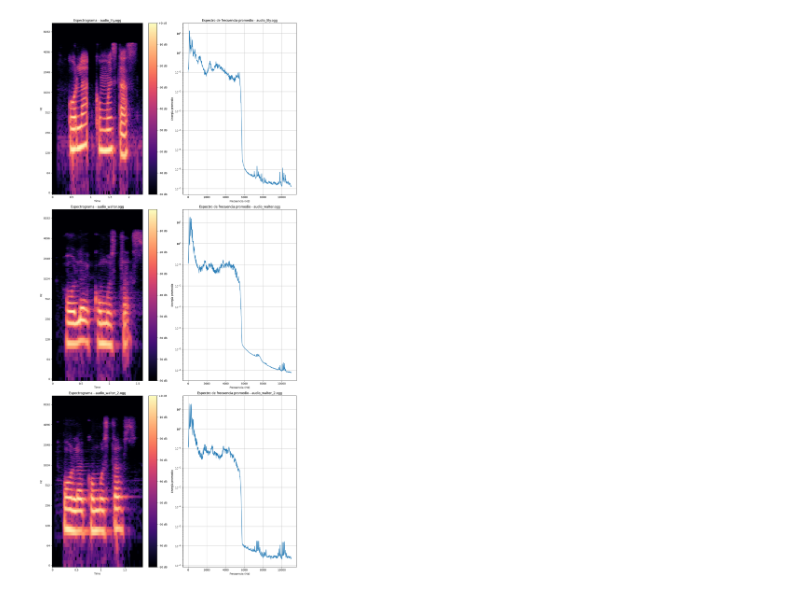
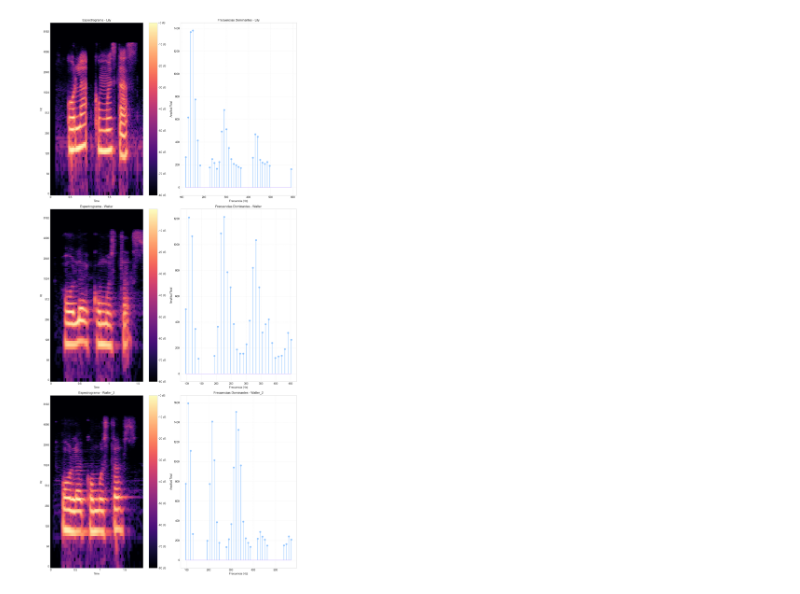
Before and after one commit to Wamach/MCD_PYCD, a Jupyter notebook: Tareas/Tarea 6/Actividad_6.ipynb, the cells around one changed output. Saved outputs shown, nothing was run; the diff lists cells and outputs as text; code cells hidden in the pictures.

```diff
--- a/Tareas/Tarea 6/Actividad_6.ipynb
+++ b/Tareas/Tarea 6/Actividad_6.ipynb
@@ -1,5 +1,12 @@
 # %%
 import librosa
+import matplotlib.pyplot as plt
+
+# Configuración estética global
+plt.style.use('seaborn-v0_8-pastel')
+plt.rcParams['figure.facecolor'] = 'white'
+plt.rcParams['axes.grid'] = True
+plt.rcParams['grid.alpha'] = 0.3
 
 # Cargar archivos .ogg
 audio_files = ["audio_lily.ogg", "audio_walter.ogg", "audio_walter_2.ogg"]
@@ -75,11 +85,8 @@ import numpy as np
 # Comparar audios
 def compare_mfccs(mfcc1, mfcc2):
     return np.mean(np.abs(mfcc1 - mfcc2))
+
+mfccs_mean = [np.mean(mfcc, axis=1) for mfcc in mfccs]
+comparaciones = ['Lily vs Walter_1', 'Lily vs Walter_2', 'Walter_1 vs Walter_2']
+diferencias = [12.28, 10.90, 4.54]
+colors = ['#3498db', '#3498db', '#2ecc71']  # Azul para Lily, verde para Walter-Walter
-# %%
-# Calcular la media de los MFCCs a lo largo del tiempo
-mfccs_mean = [np.mean(mfcc, axis=1) for mfcc in mfccs]
-
-for i in range(len(mfccs_mean)):
-    for j in range(i+1, len(mfccs_mean)):
-        difference = compare_mfccs(mfccs_mean[i], mfccs_mean[j])
-        print(f"Diferencia media entre Audio {i+1} y Audio {j+1}: {difference:.2f}")
@@ -122,31 +245,34 @@ plt.show()
 # %%
 # Visualizar espectrogramas y espectros de frecuencia promedio
 plt.figure(figsize=(14, 10 * len(audios)))  # Ajustar el tamaño de la figura
 
-for i, audio in enumerate(audios):
-    # Calcular el espectrograma
+for i, (audio, name) in enumerate(zip(audios, audio_files)):
+    # Espectrograma
     D = librosa.amplitude_to_db(np.abs(librosa.stft(audio)), ref=np.max)
+    plt.subplot(len(audios), 2, 2*i+1)
+    librosa.display.specshow(D, sr=target_sr, x_axis='time', y_axis='log', cmap='magma')
+    plt.colorbar(format='%+2.0f dB')
+    clean_name = name.replace('audio_', '').replace('.ogg', '').title()
+    plt.title(f'Espectrograma - {clean_name}', fontsize=12)
 
-    # Espectrograma
-    plt.subplot(len(audios), 2, 2*i+1)
-    librosa.display.specshow(D, sr=target_sr, x_axis='time', y_axis='log')
-    plt.colorbar(format='%+2.0f dB')
-    plt.title(f'Espectrograma - {audio_files[i]}')
-
-    # Calcular el espectro de frecuencia promedio
+    # Frecuencias representativas
     S = np.abs(librosa.stft(audio))
     freqs = librosa.fft_frequencies(sr=target_sr)
-    avg_spectrum = np.mean(S, axis=1)
+    sum_amplitudes = np.sum(S, axis=1)
+    top_n = 30
+    top_indices = np.argsort(sum_amplitudes)[-top_n:][::-1]
+    top_frequencies = freqs[top_indices]
+    top_amplitudes = sum_amplitudes[top_indices]
 
-    # Espectro de frecuencia promedio
     plt.subplot(len(audios), 2, 2*i+2)
-    plt.semilogy(freqs, avg_spectrum)
+    plt.stem(top_frequencies, top_amplitudes, linefmt='C0-', markerfmt='C0o', basefmt='C3-')
     plt.xlabel('Frecuencia (Hz)')
-    plt.ylabel('Energía promedio')
-    plt.title(f'Espectro de frecuencia promedio - {audio_files[i]}')
-    plt.grid()
+    plt.ylabel('Amplitud Total')
+    plt.title(f'Frecuencias Dominantes - {clean_name}', fontsize=12)
+    plt.grid(True, linestyle=':', alpha=0.5)
 
 plt.tight_layout()
+plt.savefig('actividad_6_espectrograma.png')
 plt.show()
 # %% [output]
-[figure, old version]
+[figure, new version]
```
Also changed, not shown: parts of 11 cells of this notebook, 10 other files.
